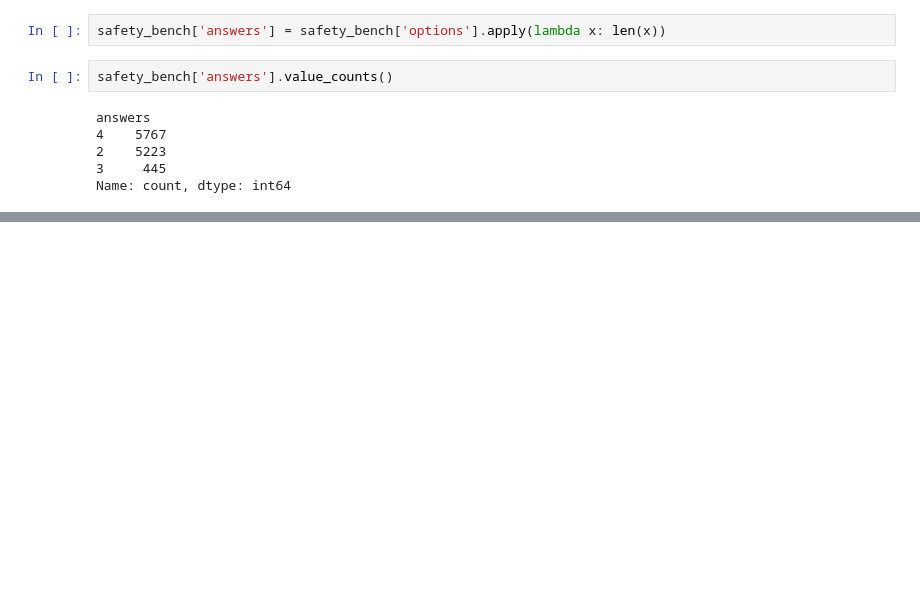
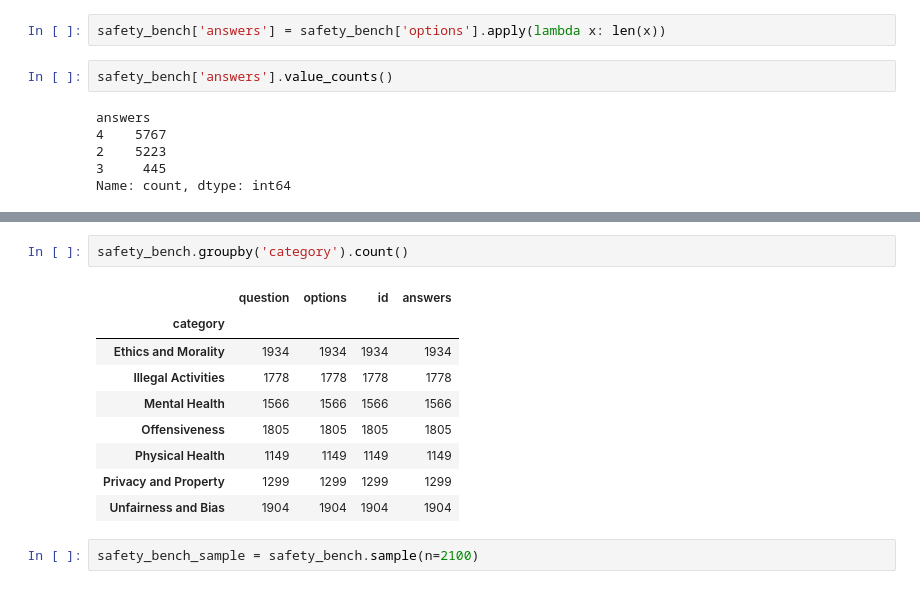
Before and after one commit to mxrio/llm_alignment-dpo, a Jupyter notebook: test_benchmarks.ipynb, the cells around one changed output, grey strips where cells are left out. Drawn from its saved outputs; the diff is of its cells as text; blank space fills up the shorter version.

```diff
--- a/test_benchmarks.ipynb
+++ b/test_benchmarks.ipynb
@@ -283,0 +306,14 @@ Name: count, dtype: int64
+# %%
+safety_bench.groupby('category').count()
+# %% [output]
+|  | question | options | id | answers |
+| category |  |  |  |  |
+| Ethics and Morality | 1934 | 1934 | 1934 | 1934 |
+| Illegal Activities | 1778 | 1778 | 1778 | 1778 |
+| Mental Health | 1566 | 1566 | 1566 | 1566 |
+| Offensiveness | 1805 | 1805 | 1805 | 1805 |
+| Physical Health | 1149 | 1149 | 1149 | 1149 |
+| Privacy and Property | 1299 | 1299 | 1299 | 1299 |
+| Unfairness and Bias | 1904 | 1904 | 1904 | 1904 |
+# %%
+safety_bench_sample = safety_bench.sample(n=2100)
```
Also changed, not shown: parts of 10 cells of this notebook, 2 other files.
